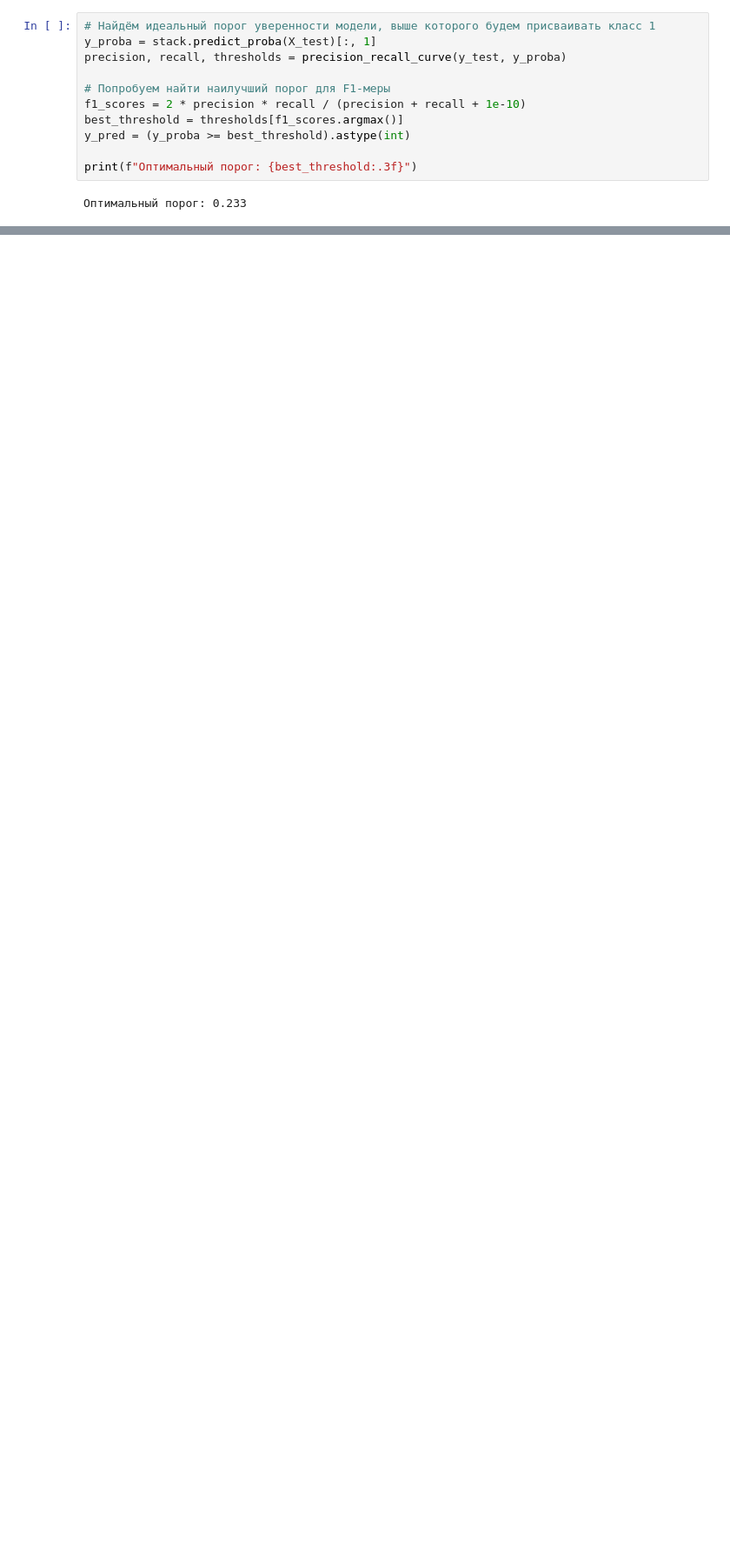
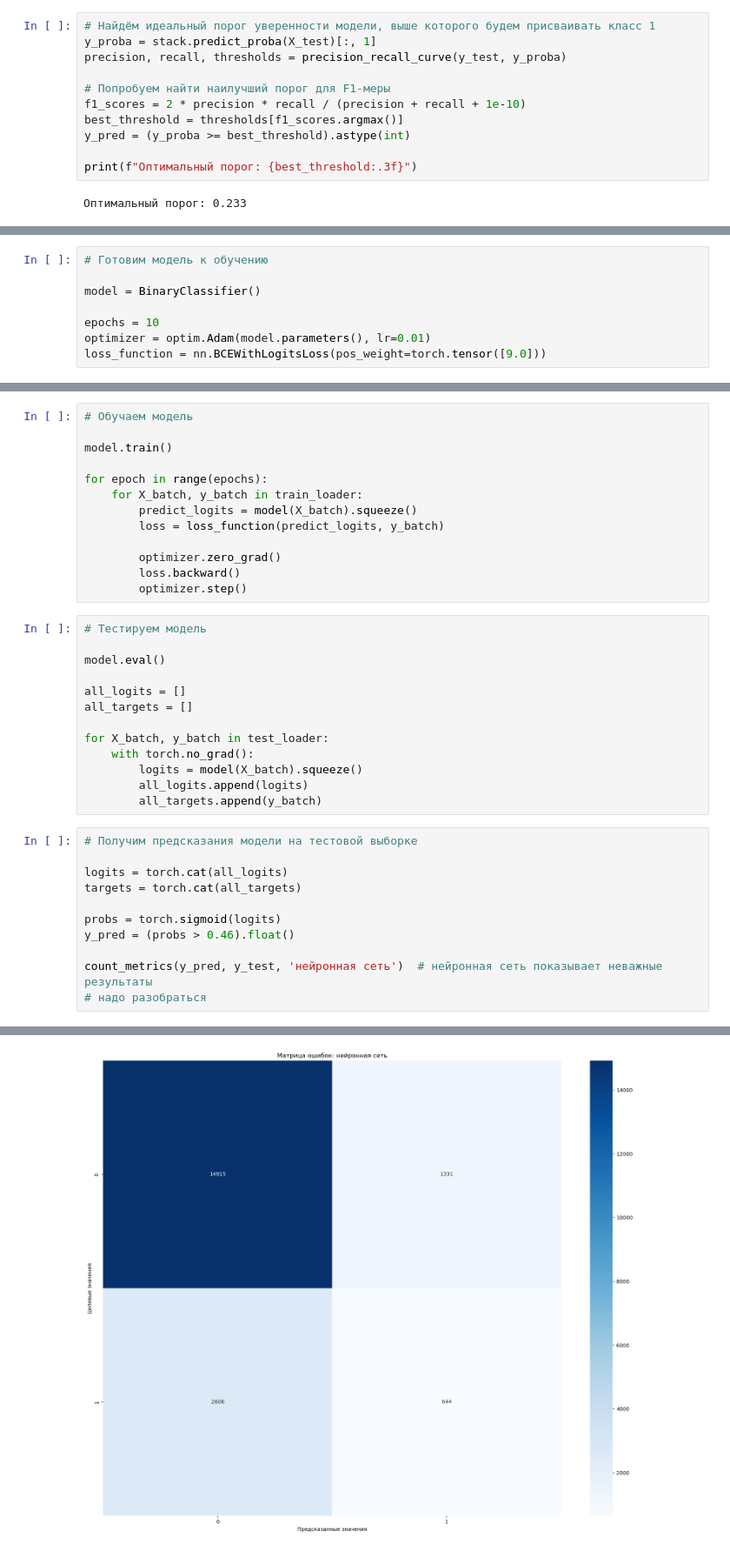
Before and after one commit to DmitryO325/ML_MEPhI_Star_Recognition, a Jupyter notebook: binary_classification.ipynb, the cells around one changed output, grey strips where cells are left out. Shown at 87% size. Cells and saved outputs as stored; diff of their text form; blank space fills up the shorter version.

Commit message:
добавление в бинарную классификацию модели нейронной сети

```diff
--- a/binary_classification.ipynb
+++ b/binary_classification.ipynb
@@ -521,0 +605,8 @@ F1-score: 0.7783
+# %%
+# Готовим модель к обучению
+
+model = BinaryClassifier()
+
+epochs = 10
+optimizer = optim.Adam(model.parameters(), lr=0.01)
+loss_function = nn.BCEWithLogitsLoss(pos_weight=torch.tensor([9.0]))
@@ -521,0 +626,38 @@ F1-score: 0.7783
+# %%
+# Обучаем модель
+
+model.train()
+
+for epoch in range(epochs):
+    for X_batch, y_batch in train_loader:
+        predict_logits = model(X_batch).squeeze()
+        loss = loss_function(predict_logits, y_batch)
+
+        optimizer.zero_grad()
+        loss.backward()
+        optimizer.step()
+# %%
+# Тестируем модель
+
+model.eval()
+
+all_logits = []
+all_targets = []
+
+for X_batch, y_batch in test_loader:
+    with torch.no_grad():
+        logits = model(X_batch).squeeze()
+        all_logits.append(logits)
+        all_targets.append(y_batch)
+# %%
+# Получим предсказания модели на тестовой выборке
+
+logits = torch.cat(all_logits)
+targets = torch.cat(all_targets)
+
+probs = torch.sigmoid(logits)
+y_pred = (probs > 0.46).float()
+
+count_metrics(y_pred, y_test, 'нейронная сеть')  # нейронная сеть показывает неважные результаты
+# надо разобраться
+# %% [output]
@@ -521,0 +668 @@ F1-score: 0.7783
+[figure, added]
```
Also changed, not shown: parts of 13 cells of this notebook.
